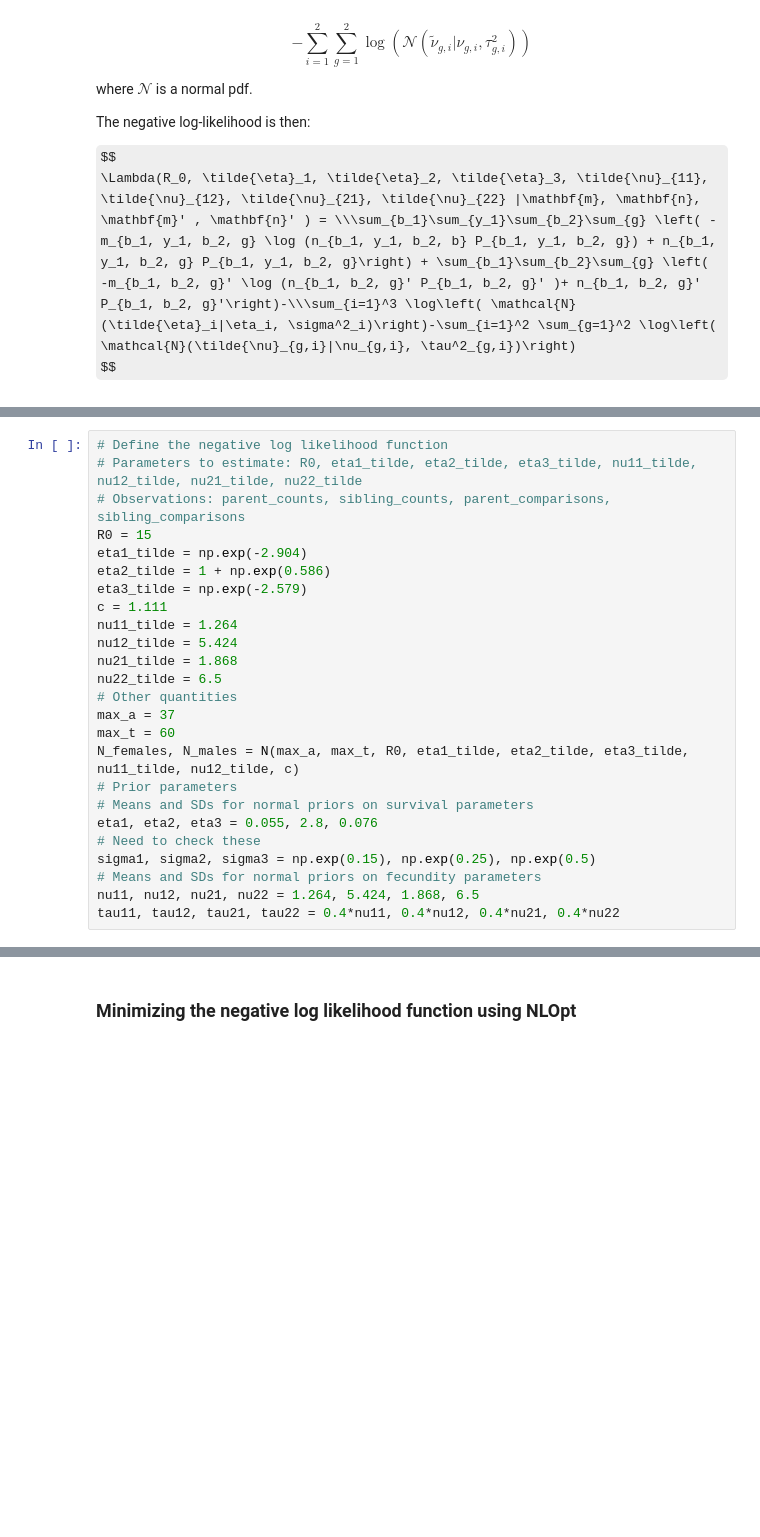
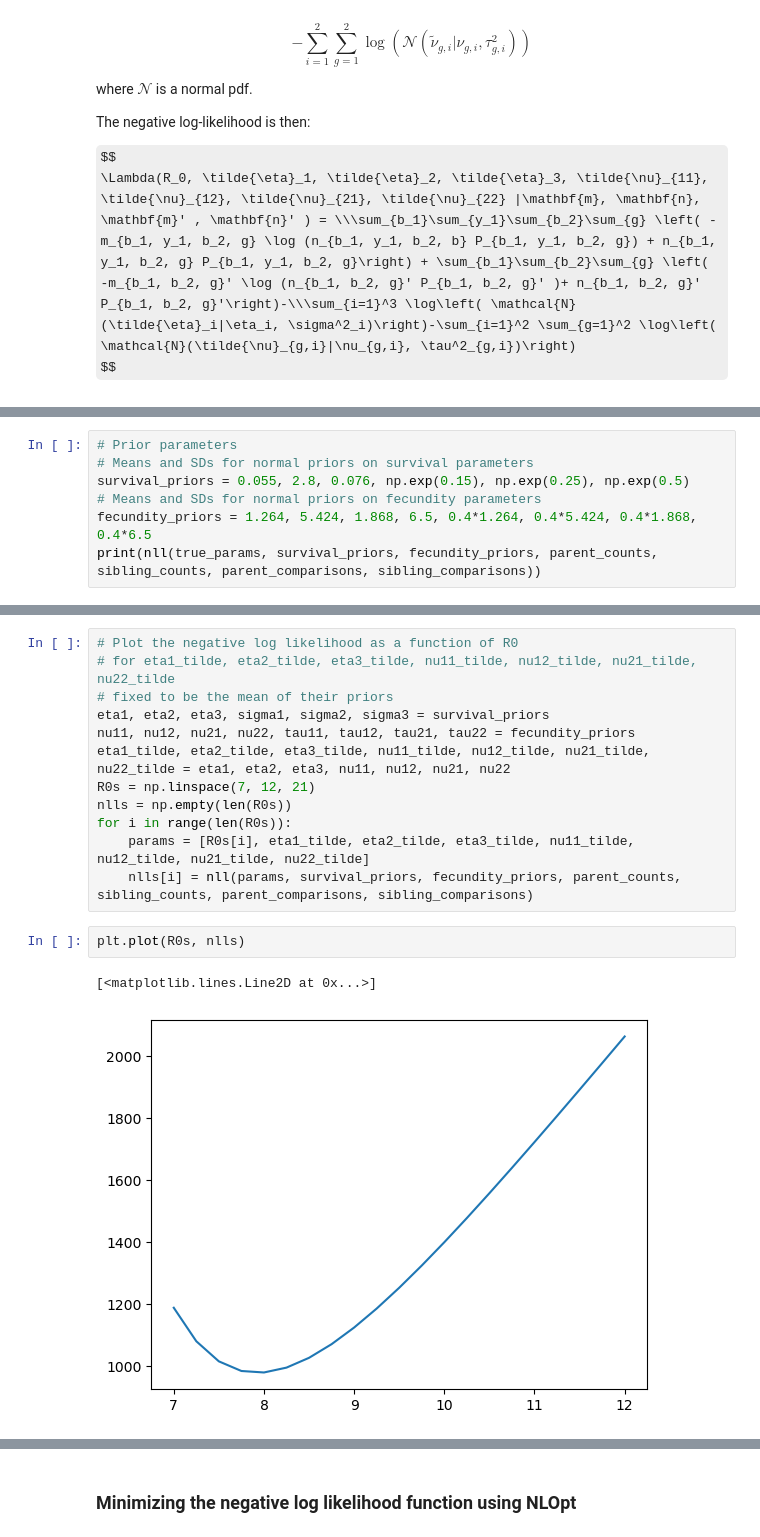
Before and after one commit to giliapatterson/spatial_ckmr, a Jupyter notebook: replicate_conn/bearded_seals/likelihood_estimators.ipynb, the cells around one changed output, grey strips where cells are left out. Saved outputs shown, nothing was run; the diff lists cells and outputs as text; some formulas as TeX source; blank space fills up the shorter version.

```diff
--- a/replicate_conn/bearded_seals/likelihood_estimators.ipynb
+++ b/replicate_conn/bearded_seals/likelihood_estimators.ipynb
@@ -452,25 +480,7 @@ $$
 # %%
-# Define the negative log likelihood function
-# Parameters to estimate: R0, eta1_tilde, eta2_tilde, eta3_tilde, nu11_tilde, nu12_tilde, nu21_tilde, nu22_tilde
-# Observations: parent_counts, sibling_counts, parent_comparisons, sibling_comparisons
-R0 = 15
-eta1_tilde = np.exp(-2.904)
-eta2_tilde = 1 + np.exp(0.586)
-eta3_tilde = np.exp(-2.579)
-c = 1.111
-nu11_tilde = 1.264
-nu12_tilde = 5.424
-nu21_tilde = 1.868
-nu22_tilde = 6.5
-# Other quantities
-max_a = 37
-max_t = 60
-N_females, N_males = N(max_a, max_t, R0, eta1_tilde, eta2_tilde, eta3_tilde, nu11_tilde, nu12_tilde, c)
 # Prior parameters
 # Means and SDs for normal priors on survival parameters
-eta1, eta2, eta3 = 0.055, 2.8, 0.076
-# Need to check these
-sigma1, sigma2, sigma3 = np.exp(0.15), np.exp(0.25), np.exp(0.5)
+survival_priors = 0.055, 2.8, 0.076, np.exp(0.15), np.exp(0.25), np.exp(0.5)
 # Means and SDs for normal priors on fecundity parameters
-nu11, nu12, nu21, nu22 = 1.264, 5.424, 1.868, 6.5
-tau11, tau12, tau21, tau22 = 0.4*nu11, 0.4*nu12, 0.4*nu21, 0.4*nu22
+fecundity_priors = 1.264, 5.424, 1.868, 6.5, 0.4*1.264, 0.4*5.424, 0.4*1.868, 0.4*6.5
+print(nll(true_params, survival_priors, fecundity_priors, parent_counts, sibling_counts, parent_comparisons, sibling_comparisons))
@@ -544,0 +489,17 @@ def nll(params, survival_prior_params, fecundity_prior_params, parent_counts, si
+# %%
+# Plot the negative log likelihood as a function of R0
+# for eta1_tilde, eta2_tilde, eta3_tilde, nu11_tilde, nu12_tilde, nu21_tilde, nu22_tilde
+# fixed to be the mean of their priors
+eta1, eta2, eta3, sigma1, sigma2, sigma3 = survival_priors
+nu11, nu12, nu21, nu22, tau11, tau12, tau21, tau22 = fecundity_priors
+eta1_tilde, eta2_tilde, eta3_tilde, nu11_tilde, nu12_tilde, nu21_tilde, nu22_tilde = eta1, eta2, eta3, nu11, nu12, nu21, nu22
+R0s = np.linspace(7, 12, 21)
+nlls = np.empty(len(R0s))
+for i in range(len(R0s)):
+    params = [R0s[i], eta1_tilde, eta2_tilde, eta3_tilde, nu11_tilde, nu12_tilde, nu21_tilde, nu22_tilde]
+    nlls[i] = nll(params, survival_priors, fecundity_priors, parent_counts, sibling_counts, parent_comparisons, sibling_comparisons)
+# %%
+plt.plot(R0s, nlls)
+# %% [output]
+[<matplotlib.lines.Line2D at 0x...>]
+[figure, added]
```
Also changed, not shown: parts of 28 cells of this notebook, 1 other file.
